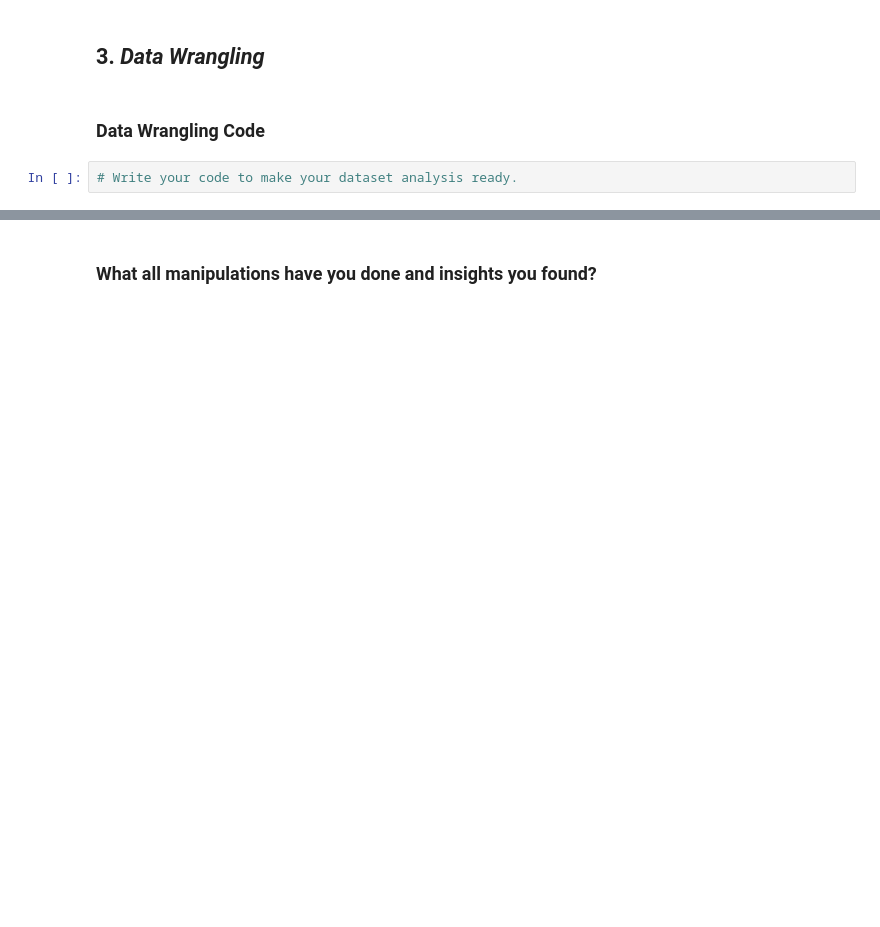
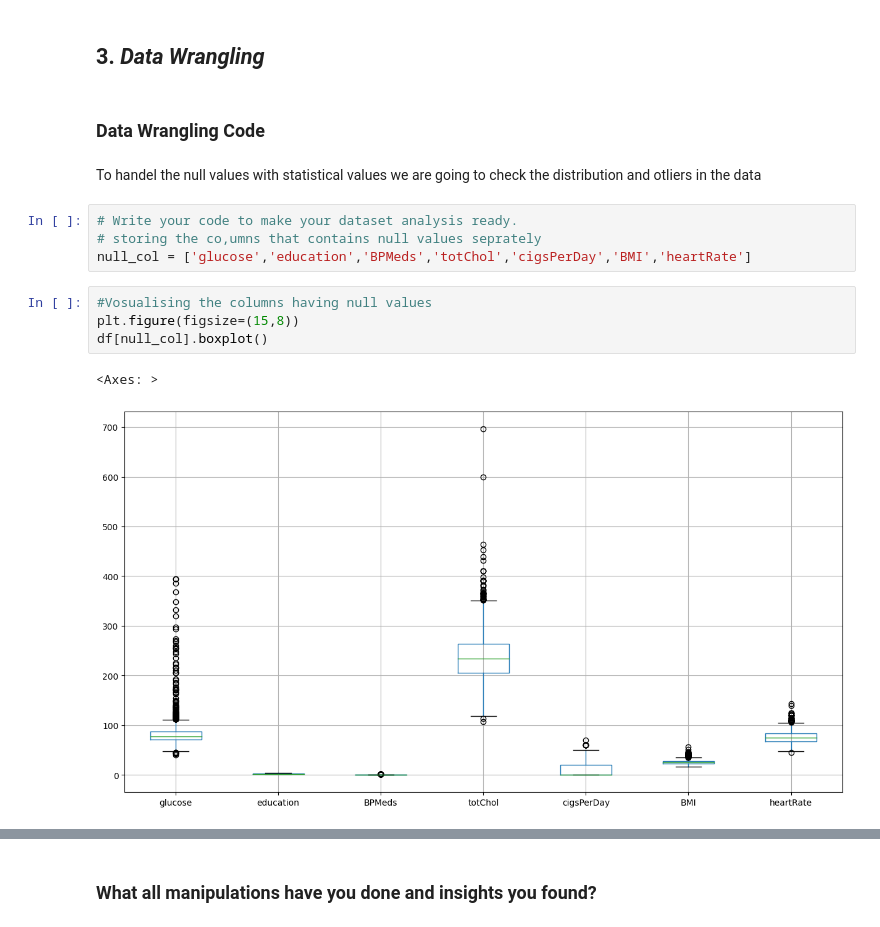
Before and after one commit to DevanshA2511/Devanshs_Cardiovascular_Risk_Prediction, a Jupyter notebook: Devansh's_Cardiovascular_Risk_Prediction_ML_Project.ipynb, the cells around one changed output, grey strips where cells are left out. Cells and saved outputs as stored; diff of their text form; blank space fills up the shorter version.

```diff
--- a/Devansh's_Cardiovascular_Risk_Prediction_ML_Project.ipynb
+++ b/Devansh's_Cardiovascular_Risk_Prediction_ML_Project.ipynb
@@ -126,5 +224,16 @@ Answer Here
 ## 3. ***Data Wrangling***
 # %% [markdown]
 ### Data Wrangling Code
+# %% [markdown]
+To handel the null values with statistical values we are going to check the distribution and otliers in the data
 # %%
 # Write your code to make your dataset analysis ready.
+# storing the co,umns that contains null values seprately
+null_col = ['glucose','education','BPMeds','totChol','cigsPerDay','BMI','heartRate']
+# %%
+#Vosualising the columns having null values
+plt.figure(figsize=(15,8))
+df[null_col].boxplot()
+# %% [output]
+<Axes: >
+[figure, added]
```
Also changed, not shown: parts of 30 cells of this notebook.
